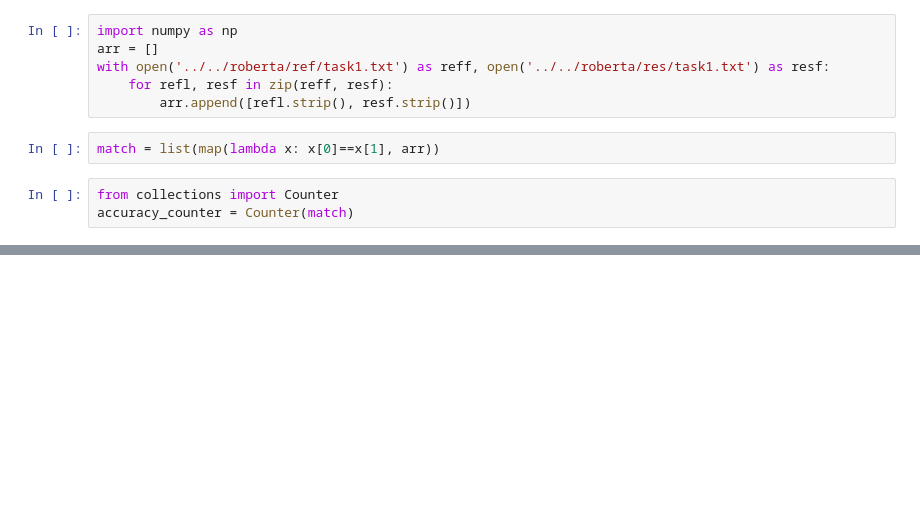
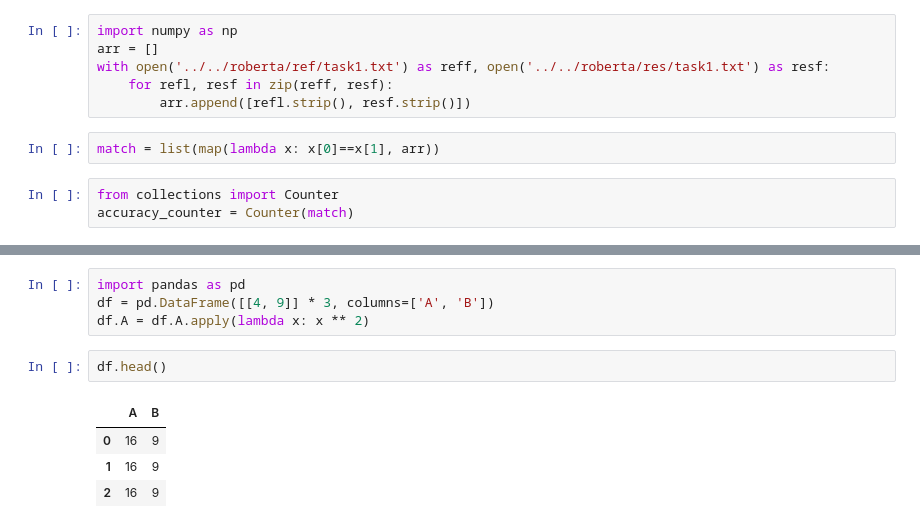
Before and after one commit to tushar-rishav/SemEval-2022, a Jupyter notebook: scripts/pcl/Semeval_2022_Task_4_Demo.ipynb, the cells around one changed output, grey strips where cells are left out. Cells and saved outputs as stored; diff of their text form; blank space fills up the shorter version.

```diff
--- a/scripts/pcl/Semeval_2022_Task_4_Demo.ipynb
+++ b/scripts/pcl/Semeval_2022_Task_4_Demo.ipynb
@@ -176,0 +177,11 @@ print(accuracy_counter[True]/(accuracy_counter[True] + accuracy_counter[False]))
+# %%
+import pandas as pd
+df = pd.DataFrame([[4, 9]] * 3, columns=['A', 'B'])
+df.A = df.A.apply(lambda x: x ** 2)
+# %%
+df.head()
+# %% [output]
+|  | A | B |
+| 0 | 16 | 9 |
+| 1 | 16 | 9 |
+| 2 | 16 | 9 |
```
Also changed, not shown: parts of 6 cells of this notebook, 2 other files.
